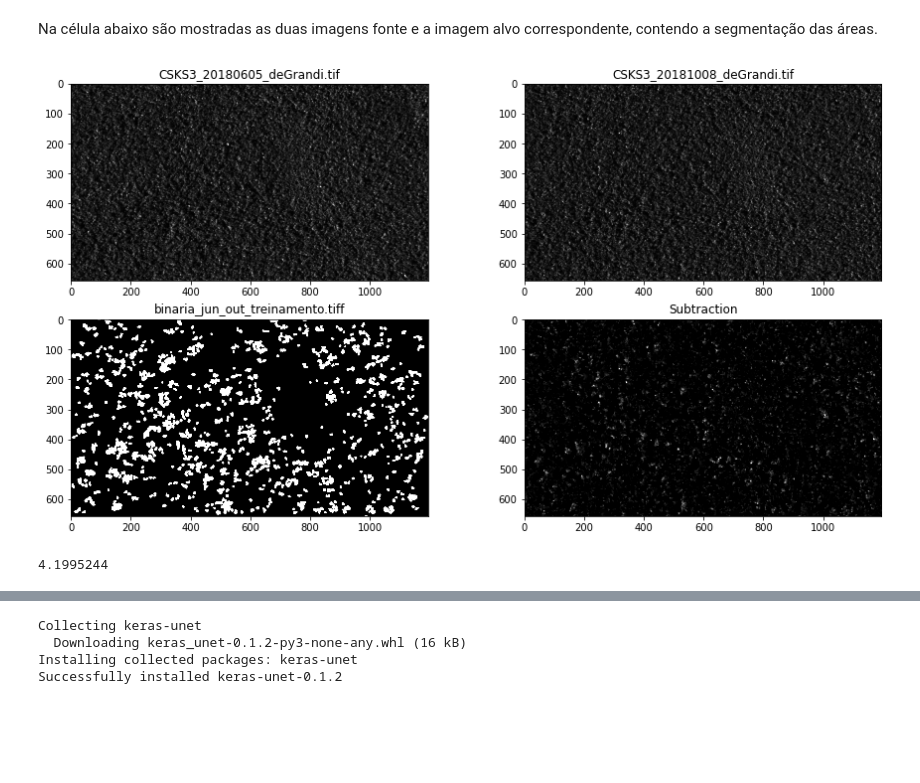
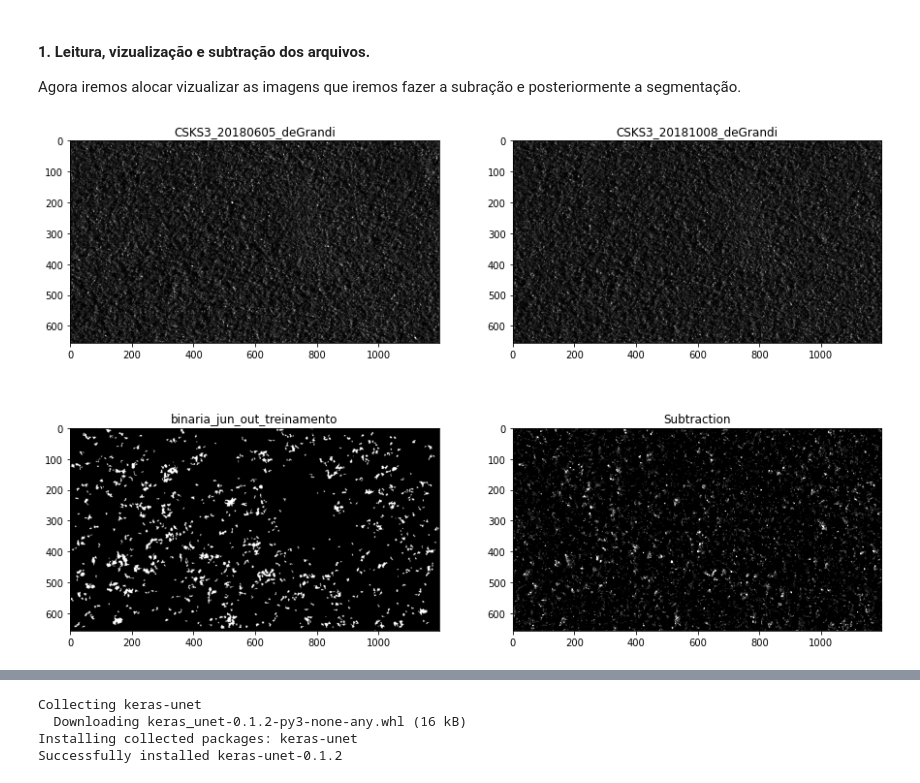
Before and after one commit to barauna-lo/CAP4213-Deep-Learning, a Jupyter notebook: AT8_CNN_Segmentação_de_Imagens.ipynb, the cells around one changed output, grey strips where cells are left out. Drawn from its saved outputs; the diff is of its cells as text; code cells hidden in the pictures; blank space fills up the shorter version.

```diff
--- a/AT8_CNN_Segmentação_de_Imagens.ipynb
+++ b/AT8_CNN_Segmentação_de_Imagens.ipynb
@@ -29,51 +44,35 @@ replace test/11.png? [y]es, [n]o, [A]ll, [N]one, [r]ename:
-# %% [markdown]
-Na célula abaixo são mostradas as duas imagens fonte e a imagem alvo correspondente, contendo a segmentação das áreas.
+# %% [markdown]
+#### 1. Leitura, vizualização e subtração dos arquivos.
+
+Agora iremos alocar vizualizar as imagens que iremos fazer a subração e posteriormente a segmentação.
 # %%
 import matplotlib.pyplot as plt
-import cv2
+import skimage.io as skio
 
-CS1 = "CSKS3_20180605_deGrandi.tif"
-CS2 = "CSKS3_20181008_deGrandi.tif"
-CS3 = "binaria_jun_out_treinamento.tiff"
-
-image1 = cv2.imread(CS1, -1)
-image2 = cv2.imread(CS2, -1)
-image3 = cv2.imread(CS3, -1)
+im1 = skio.imread("CSKS3_20180605_deGrandi.tif")
+im2 = skio.imread("CSKS3_20181008_deGrandi.tif")
+im3 = skio.imread("/content/binaria_jun_out_treinamento.tiff", )
 
 #Creating the figure invariment
-plt.figure(figsize=(15,8))
+plt.figure(figsize=(15,10))
 
 plt.subplot(221)
-plt.imshow(image1, cmap = 'gray',vmin=0, vmax=1)
-plt.title(str(CS1))
+plt.imshow(im1, cmap = 'gray',vmin=0, vmax=1)
+plt.title("CSKS3_20180605_deGrandi")
 
 plt.subplot(222)
-plt.imshow(image2, cmap = 'gray',vmin=0, vmax=1)
-plt.title(str(CS2))
+plt.imshow(im2, cmap = 'gray',vmin=0, vmax=1)
+plt.title("CSKS3_20181008_deGrandi")
 
 plt.subplot(2,2,3)
-plt.imshow(image3, cmap = 'gray',vmin=0, vmax=1)
-plt.title(str(CS3))
+plt.imshow(im3, cmap = 'gray',vmin=0, vmax=1)
+plt.title(str("binaria_jun_out_treinamento"))
 
-sub = image2-image1
+sub = im2-im1
 plt.subplot(2,2,4)
-plt.imshow(sub, cmap = 'gray',vmin=0, vmax=0.5) #SUPER SATURADA
+plt.imshow(sub, cmap = 'gray',vmin=0, vmax=0.3) #SUPER SATURADA
 plt.title('Subtraction')
 
-
 plt.show()
 # %% [output]
-[figure, old version]
+[figure, new version]
-# %%
-#just cheking the max value of the image
-
-import numpy as np
-
-MAX = []
-
-targt = image1
-for i in range(len(targt)):
-  MAX.append(max(targt[i]))
-max(MAX)
-# %% [output]
-4.1995244
```
Also changed, not shown: parts of 32 cells of this notebook.
